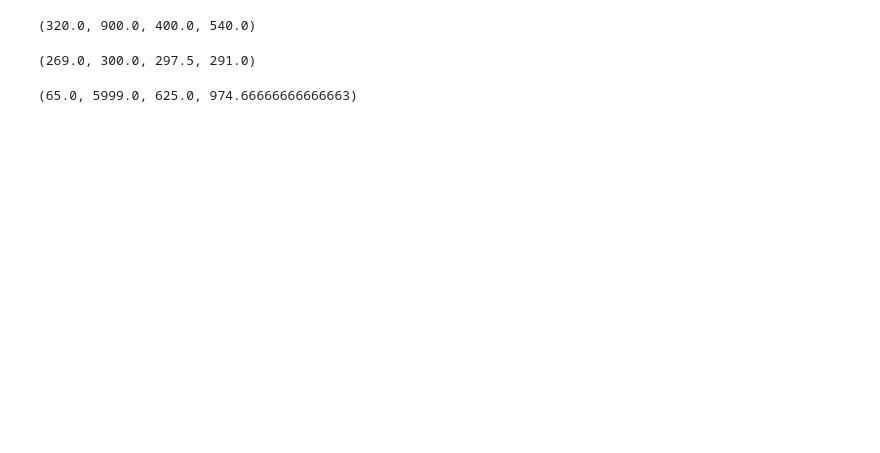
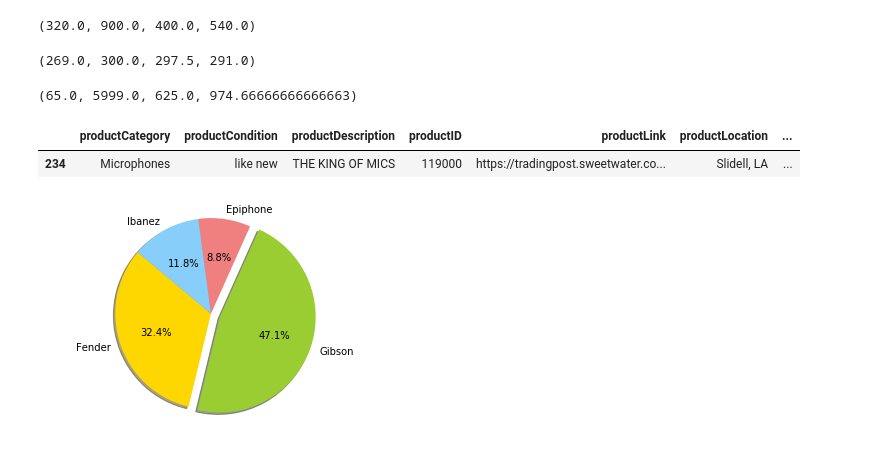
Before and after one commit to nkarman/WebProject_NoahKarman, a Jupyter notebook: Jupyter Notebooks/Sweetwater.ipynb, the cells around one changed output. Cells and saved outputs as stored; diff of their text form; code cells hidden in the pictures; blank space fills up the shorter version.

Commit message:
added visualizations

```diff
--- a/Jupyter Notebooks/Sweetwater.ipynb
+++ b/Jupyter Notebooks/Sweetwater.ipynb
@@ -169,3 +207,33 @@ micMin = microphonesDF['productPrice'].min()
 micMin, micMax, micMedian, micMean
 # %% [output]
 (65.0, 5999.0, 625.0, 974.66666666666663)
+# %%
+# Find Most expensive and Cheapest Microphone
+mic = data['productCategory'] == ' Microphones'
+
+mostExpensiveMic = data['productPrice'] == micMax
+mostExpensiveMic = data[mostExpensiveMic & mic]
+
+cheapestMic = data['productPrice'] == micMin
+cheapestMic = data[cheapestMic & mic]
+
+
+mostExpensiveMic
+# %% [output]
+|  | productCategory | productCondition | productDescription | productID | productLink | productLocation | ... |
+| 234 | Microphones | like new | THE KING OF MICS | 119000 | https://tradingpost.sweetwater.co... | Slidell, LA | ... |
+# %%
+ # Data to plot
+labels = 'Fender', 'Gibson', 'Epiphone', 'Ibanez'
+sizes = [len(fenderDF), len(gibsonDF), len(epiphoneDF), len(ibanezDF)]
+colors = ['gold', 'yellowgreen', 'lightcoral', 'lightskyblue']
+explode = (0, 0.1, 0, 0)  # explode 1st slice
+
+# Plot
+plt.pie(sizes, explode=explode, labels=labels, colors=colors,
+        autopct='%1.1f%%', shadow=True, startangle=140)
+
+plt.axis('equal')
+plt.show()
+# %% [output]
+[figure, added]
```
Also changed, not shown: parts of 5 cells of this notebook, 3 other files.
